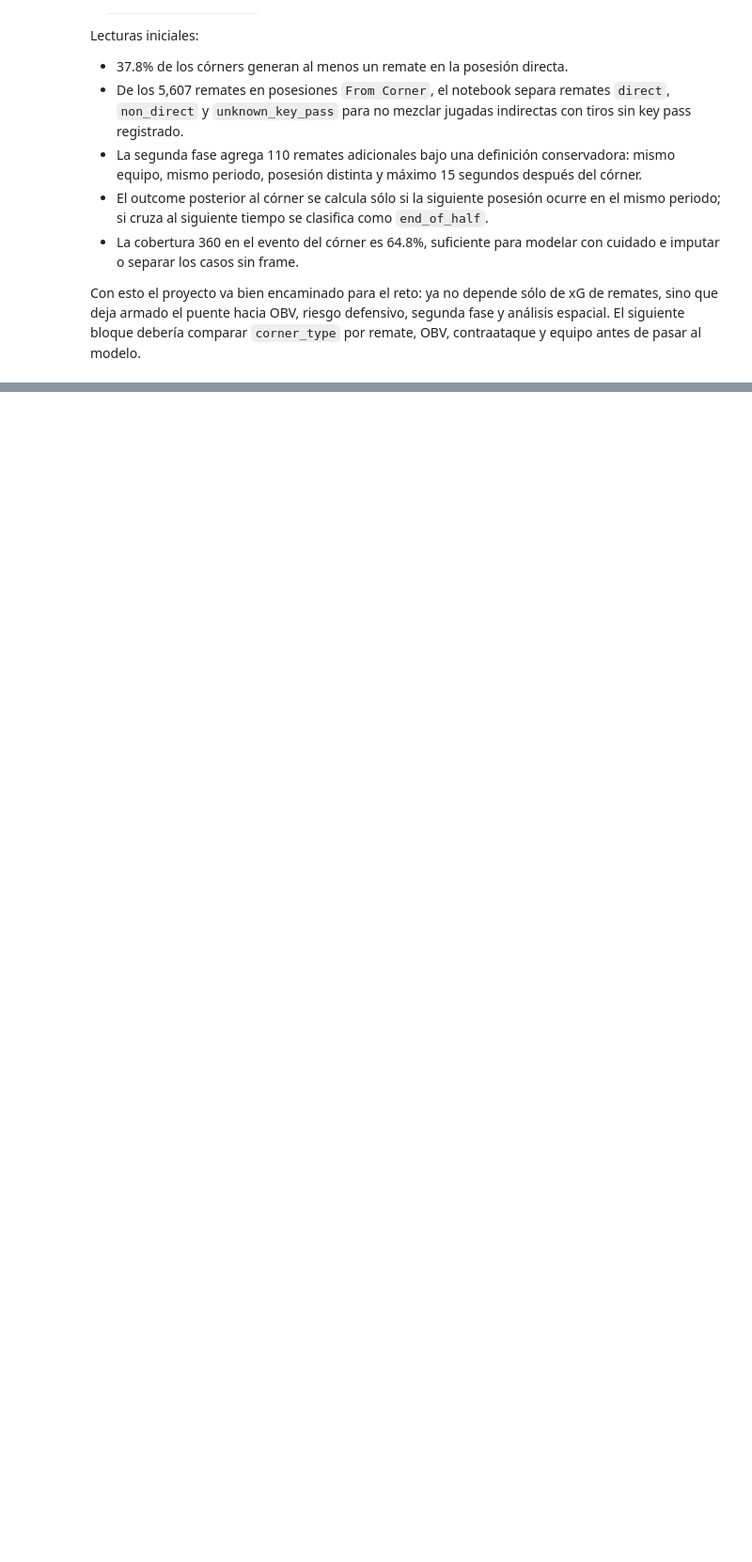
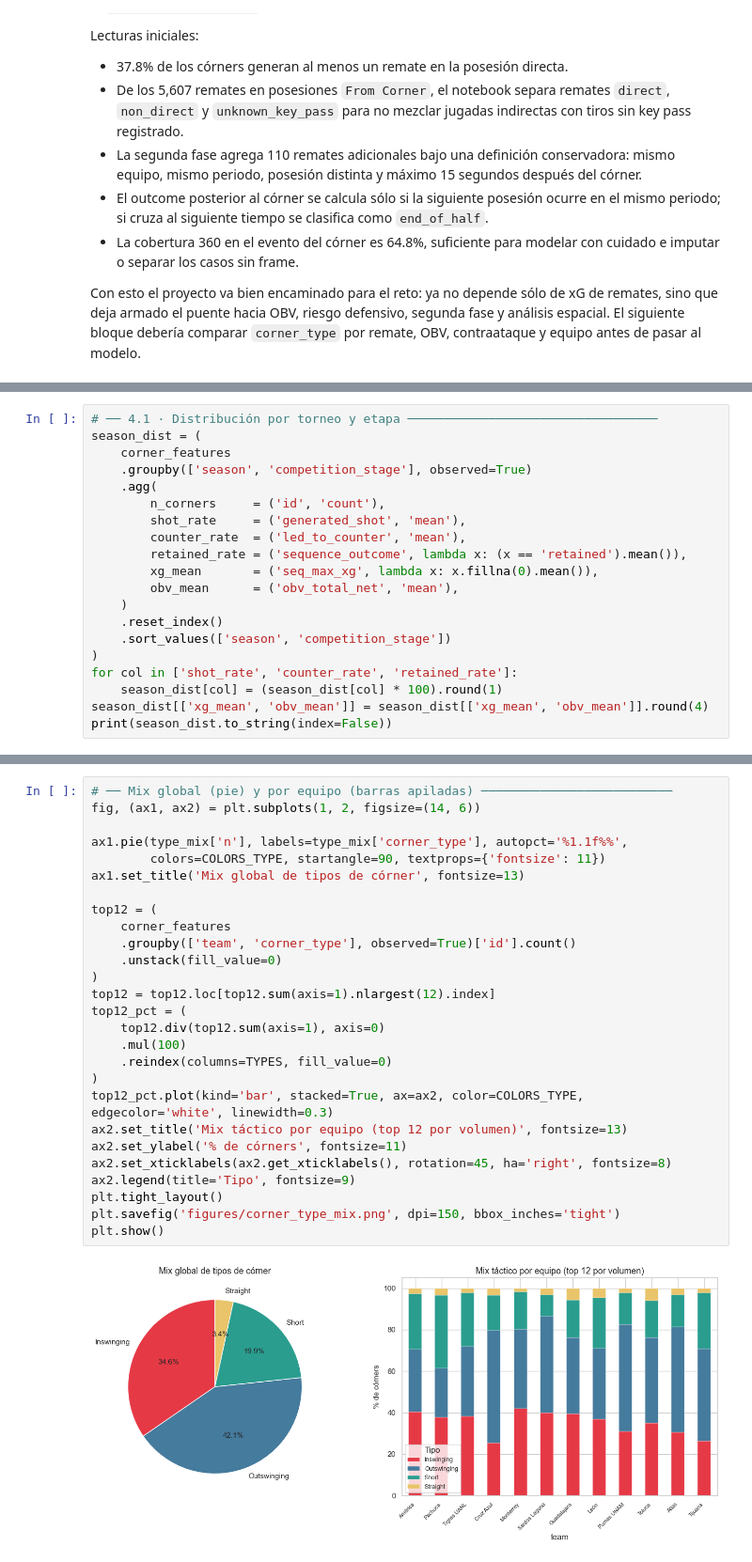
Before and after one commit to Andresaf03/corner-analysis-liga-mx, a Jupyter notebook: analysis.ipynb, the cells around one changed output, grey strips where cells are left out. Shown at 94% size. Saved outputs shown, nothing was run; the diff lists cells and outputs as text; blank space fills up the shorter version.

```diff
--- a/analysis.ipynb
+++ b/analysis.ipynb
@@ -822,0 +916,20 @@ Con esto el proyecto va bien encaminado para el reto: ya no depende sólo de xG
+# %%
+# ── 4.1 · Distribución por torneo y etapa ──────────────────────────────────
+season_dist = (
+    corner_features
+    .groupby(['season', 'competition_stage'], observed=True)
+    .agg(
+        n_corners     = ('id', 'count'),
+        shot_rate     = ('generated_shot', 'mean'),
+        counter_rate  = ('led_to_counter', 'mean'),
+        retained_rate = ('sequence_outcome', lambda x: (x == 'retained').mean()),
+        xg_mean       = ('seq_max_xg', lambda x: x.fillna(0).mean()),
+        obv_mean      = ('obv_total_net', 'mean'),
+    )
+    .reset_index()
+    .sort_values(['season', 'competition_stage'])
+)
+for col in ['shot_rate', 'counter_rate', 'retained_rate']:
+    season_dist[col] = (season_dist[col] * 100).round(1)
+season_dist[['xg_mean', 'obv_mean']] = season_dist[['xg_mean', 'obv_mean']].round(4)
+print(season_dist.to_string(index=False))
@@ -822,0 +1200,29 @@ Con esto el proyecto va bien encaminado para el reto: ya no depende sólo de xG
+# %%
+# ── Mix global (pie) y por equipo (barras apiladas) ──────────────────────────
+fig, (ax1, ax2) = plt.subplots(1, 2, figsize=(14, 6))
+
+ax1.pie(type_mix['n'], labels=type_mix['corner_type'], autopct='%1.1f%%',
+        colors=COLORS_TYPE, startangle=90, textprops={'fontsize': 11})
+ax1.set_title('Mix global de tipos de córner', fontsize=13)
+
+top12 = (
+    corner_features
+    .groupby(['team', 'corner_type'], observed=True)['id'].count()
+    .unstack(fill_value=0)
+)
+top12 = top12.loc[top12.sum(axis=1).nlargest(12).index]
+top12_pct = (
+    top12.div(top12.sum(axis=1), axis=0)
+    .mul(100)
+    .reindex(columns=TYPES, fill_value=0)
+)
+top12_pct.plot(kind='bar', stacked=True, ax=ax2, color=COLORS_TYPE, edgecolor='white', linewidth=0.3)
+ax2.set_title('Mix táctico por equipo (top 12 por volumen)', fontsize=13)
+ax2.set_ylabel('% de córners', fontsize=11)
+ax2.set_xticklabels(ax2.get_xticklabels(), rotation=45, ha='right', fontsize=8)
+ax2.legend(title='Tipo', fontsize=9)
+plt.tight_layout()
+plt.savefig('figures/corner_type_mix.png', dpi=150, bbox_inches='tight')
+plt.show()
+# %% [output]
+[figure, added]
```
Also changed, not shown: parts of 43 cells of this notebook, 7 other files.
